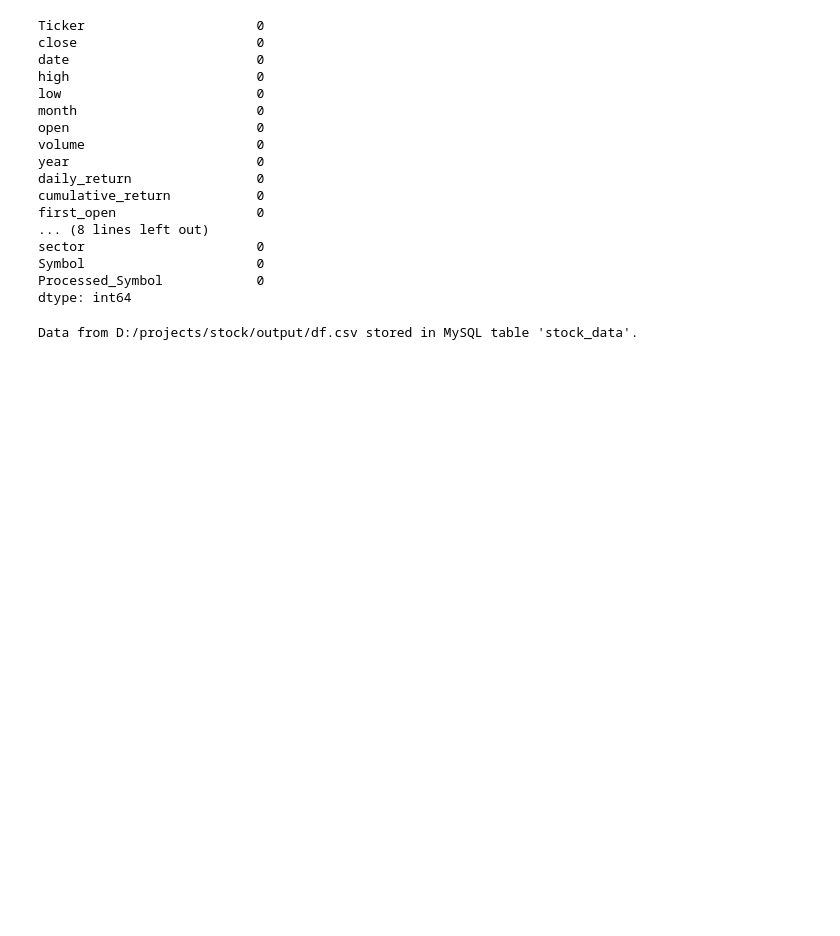
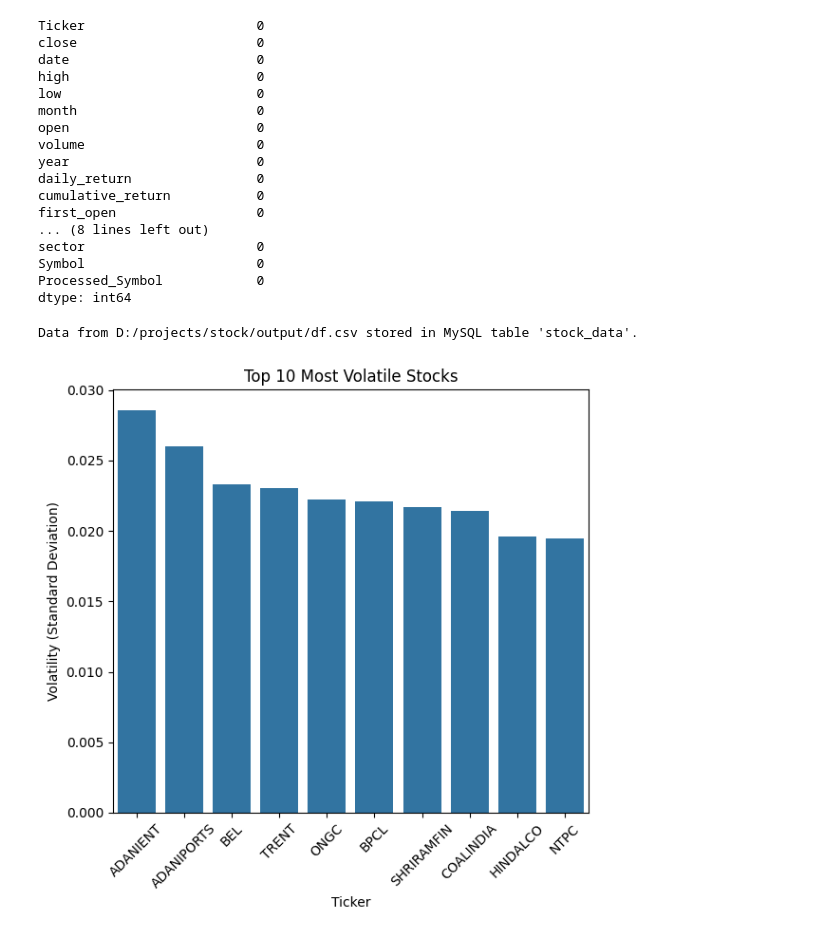
Before and after one commit to viswakimi/Data-Driven-Stock-Analysis, a Jupyter notebook: stock_data.ipynb, the cells around one changed output. Saved outputs shown, nothing was run; the diff lists cells and outputs as text; code cells hidden in the pictures; blank space fills up the shorter version.

Commit message:
1st visual

```diff
--- a/stock_data.ipynb
+++ b/stock_data.ipynb
@@ -413,3 +413,41 @@ csv_file = "D:/projects/stock/output/df.csv"
 store_csv_in_mysql(csv_file)
 # %% [output]
 Data from D:/projects/stock/output/df.csv stored in MySQL table 'stock_data'.
+# %%
+import pandas as pd
+import seaborn as sns
+import matplotlib.pyplot as plt
+from sqlalchemy import create_engine
+
+# connecting to MySQL using SQLAlchemy with PyMySQL
+engine = create_engine('mysql+pymysql://root:Abcd1234@localhost/stock_analysis')
+
+query = """
+SELECT ticker, close, date
+FROM stock_data
+WHERE date BETWEEN '2023-10-01' AND '2024-11-30'
+"""
+
+df = pd.read_sql(query, engine)
+
+#  daily returns and volatility
+df['date'] = pd.to_datetime(df['date'])
+df['return'] = df.groupby('ticker')['close'].pct_change()
+
+#  volatility (standard deviation of returns)
+volatility = df.groupby('ticker')['return'].std()
+
+top_10_volatility = volatility.sort_values(ascending=False).head(10)
+
+# bar plot
+plt.figure(figsize=(6, 6))
+sns.barplot(x=top_10_volatility.index, y=top_10_volatility.values)
+plt.title('Top 10 Most Volatile Stocks')
+plt.xlabel('Ticker')
+plt.ylabel('Volatility (Standard Deviation)')
+plt.xticks(rotation=45)
+plt.tight_layout()
+plt.savefig('top_10_volatile_stocks.png')
+plt.show()
+# %% [output]
+[figure, added]
```
Also changed, not shown: 1 other file.
